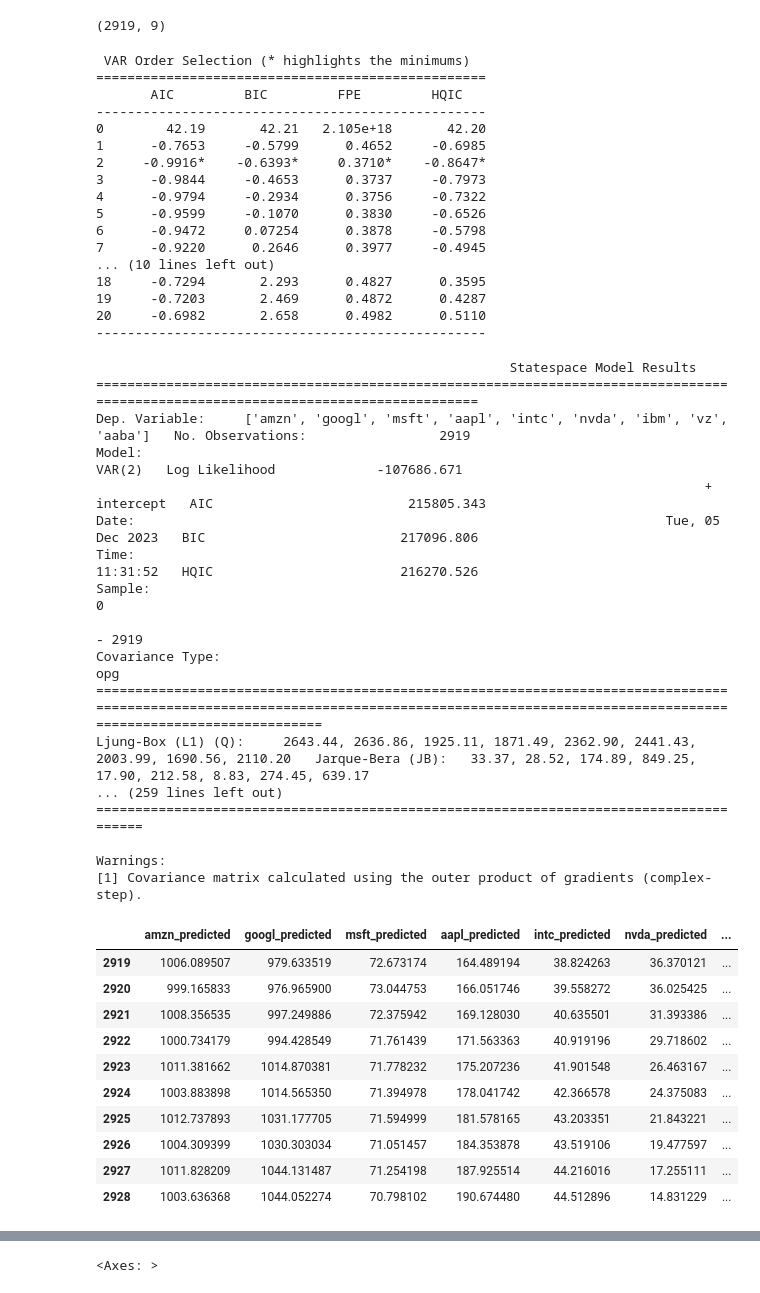
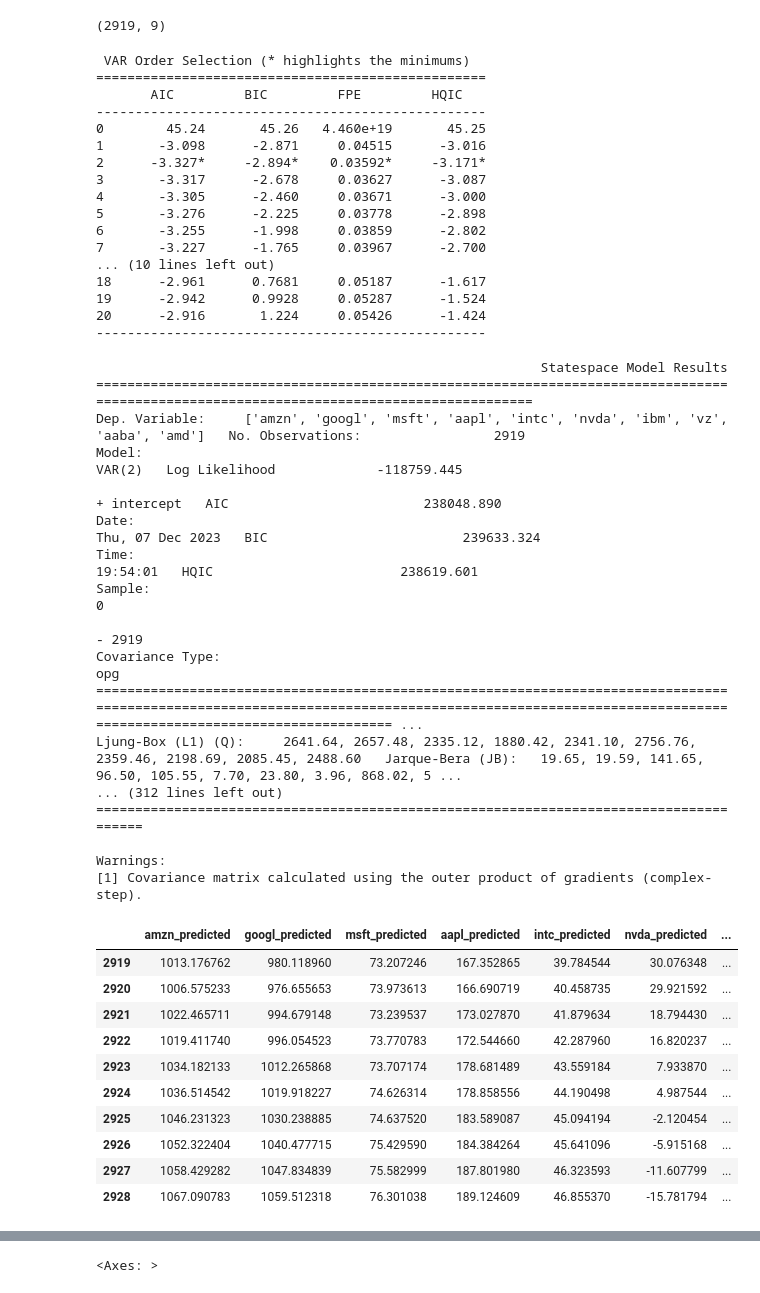
Before and after one commit to shintydesu/Stock-Time-Series, a Jupyter notebook: VAR_MODEL.ipynb, the cells around one changed output, grey strips where cells are left out. Saved outputs shown, nothing was run; the diff lists cells and outputs as text; code cells hidden in the pictures.

```diff
--- a/VAR_MODEL.ipynb
+++ b/VAR_MODEL.ipynb
@@ -38,8 +38,8 @@ nvda_crop = nvda_crop.reset_index(drop = True)
 nvda_crop['Close'] = nvda_crop['Close'].round(2)
 # %%
 data = pd.concat([amzn[['Date','Close']], googl["Close"], msft["Close"], aapl["Close"], intc['Close'],
-                  nvda_crop['Close'], ibm["Close"], vz['Close'], aaba['Close']], axis = 1)
-data.columns = ['Date', 'amzn', 'googl', 'msft', 'aapl', 'intc','nvda', 'ibm', 'vz', 'aaba']
+                  nvda_crop['Close'], ibm["Close"], vz['Close'], aaba['Close'], amd_crop['Close']], axis = 1)
+data.columns = ['Date', 'amzn', 'googl', 'msft', 'aapl', 'intc','nvda', 'ibm', 'vz', 'aaba', 'amd']
 data['Date'] = pd.to_datetime(data['Date'])
 data = data.drop(data.index[-1])
 data.set_index('Date', inplace=True)
@@ -256,37 +260,37 @@ print(sorted_order.summary())
 ==================================================
        AIC         BIC         FPE         HQIC
 --------------------------------------------------
-0        42.19       42.21   2.105e+18       42.20
-1      -0.7653     -0.5799      0.4652     -0.6985
-2     -0.9916*    -0.6393*     0.3710*    -0.8647*
-3      -0.9844     -0.4653      0.3737     -0.7973
-4      -0.9794     -0.2934      0.3756     -0.7322
-5      -0.9599     -0.1070      0.3830     -0.6526
-6      -0.9472     0.07254      0.3878     -0.5798
-7      -0.9220      0.2646      0.3977     -0.4945
+0        45.24       45.26   4.460e+19       45.25
+1       -3.098      -2.871     0.04515      -3.016
+2      -3.327*     -2.894*    0.03592*     -3.171*
+3       -3.317      -2.678     0.03627      -3.087
+4       -3.305      -2.460     0.03671      -3.000
+5       -3.276      -2.225     0.03778      -2.898
+6       -3.255      -1.998     0.03859      -2.802
+7       -3.227      -1.765     0.03967      -2.700
 ... (10 lines left out)
-18     -0.7294       2.293      0.4827      0.3595
-19     -0.7203       2.469      0.4872      0.4287
-20     -0.6982       2.658      0.4982      0.5110
+18      -2.961      0.7681     0.05187      -1.617
+19      -2.942      0.9928     0.05287      -1.524
+20      -2.916       1.224     0.05426      -1.424
 --------------------------------------------------
 # %%
 var_model = VARMAX(train_df, order = (2,0), enforce_stationarity = True)
 fitted_model = var_model.fit(disp = False)
 print(fitted_model.summary())
 # %% [output]
-                                                     Statespace Model Results
-==================================================================================================================================
-Dep. Variable:     ['amzn', 'googl', 'msft', 'aapl', 'intc', 'nvda', 'ibm', 'vz', 'aaba']   No. Observations:                 2919
-Model:                                                                             VAR(2)   Log Likelihood             -107686.671
-                                                                              + intercept   AIC                         215805.343
-Date:                                                                    Tue, 05 Dec 2023   BIC                         217096.806
-Time:                                                                            11:31:52   HQIC                        216270.526
-Sample:                                                                                 0
-                                                                                   - 2919
-Covariance Type:                                                                      opg
-===============================================================================================================================================================================================
-Ljung-Box (L1) (Q):     2643.44, 2636.86, 1925.11, 1871.49, 2362.90, 2441.43, 2003.99, 1690.56, 2110.20   Jarque-Bera (JB):   33.37, 28.52, 174.89, 849.25, 17.90, 212.58, 8.83, 274.45, 639.17
-... (259 lines left out)
+                                                         Statespace Model Results
+=========================================================================================================================================
+Dep. Variable:     ['amzn', 'googl', 'msft', 'aapl', 'intc', 'nvda', 'ibm', 'vz', 'aaba', 'amd']   No. Observations:                 2919
+Model:                                                                                    VAR(2)   Log Likelihood             -118759.445
+                                                                                     + intercept   AIC                         238048.890
+Date:                                                                           Thu, 07 Dec 2023   BIC                         239633.324
+Time:                                                                                   19:54:01   HQIC                        238619.601
+Sample:                                                                                        0
+                                                                                          - 2919
+Covariance Type:                                                                             opg
+======================================================================================================================================================================================================== ...
+Ljung-Box (L1) (Q):     2641.64, 2657.48, 2335.12, 1880.42, 2341.10, 2756.76, 2359.46, 2198.69, 2085.45, 2488.60   Jarque-Bera (JB):   19.65, 19.59, 141.65, 96.50, 105.55, 7.70, 23.80, 3.96, 868.02, 5 ...
+... (312 lines left out)
 =======================================================================================
 
 Warnings:
@@ -296,20 +300,20 @@ n_forecast = 10
 predict = fitted_model.get_prediction(start = len(train_df), end = len(train_df) + n_forecast - 1)
 predictions = predict.predicted_mean
 # %%
-predictions.columns =  ['amzn_predicted', 'googl_predicted', 'msft_predicted', 'aapl_predicted', 'intc_predicted', 'nvda_predicted', 'ibm_predicted', 'vz_predicted', 'aaba_predicted']
+predictions.columns =  ['amzn_predicted', 'googl_predicted', 'msft_predicted', 'aapl_predicted', 'intc_predicted', 'nvda_predicted', 'ibm_predicted', 'vz_predicted', 'aaba_predicted', 'amd_predicted']
 predictions
 # %% [output]
 |  | amzn_predicted | googl_predicted | msft_predicted | aapl_predicted | intc_predicted | nvda_predicted | ... |
-| 2919 | 1006.089507 | 979.633519 | 72.673174 | 164.489194 | 38.824263 | 36.370121 | ... |
-| 2920 | 999.165833 | 976.965900 | 73.044753 | 166.051746 | 39.558272 | 36.025425 | ... |
-| 2921 | 1008.356535 | 997.249886 | 72.375942 | 169.128030 | 40.635501 | 31.393386 | ... |
-| 2922 | 1000.734179 | 994.428549 | 71.761439 | 171.563363 | 40.919196 | 29.718602 | ... |
-| 2923 | 1011.381662 | 1014.870381 | 71.778232 | 175.207236 | 41.901548 | 26.463167 | ... |
-| 2924 | 1003.883898 | 1014.565350 | 71.394978 | 178.041742 | 42.366578 | 24.375083 | ... |
-| 2925 | 1012.737893 | 1031.177705 | 71.594999 | 181.578165 | 43.203351 | 21.843221 | ... |
-| 2926 | 1004.309399 | 1030.303034 | 71.051457 | 184.353878 | 43.519106 | 19.477597 | ... |
-| 2927 | 1011.828209 | 1044.131487 | 71.254198 | 187.925514 | 44.216016 | 17.255111 | ... |
-| 2928 | 1003.636368 | 1044.052274 | 70.798102 | 190.674480 | 44.512896 | 14.831229 | ... |
+| 2919 | 1013.176762 | 980.118960 | 73.207246 | 167.352865 | 39.784544 | 30.076348 | ... |
+| 2920 | 1006.575233 | 976.655653 | 73.973613 | 166.690719 | 40.458735 | 29.921592 | ... |
+| 2921 | 1022.465711 | 994.679148 | 73.239537 | 173.027870 | 41.879634 | 18.794430 | ... |
+| 2922 | 1019.411740 | 996.054523 | 73.770783 | 172.544660 | 42.287960 | 16.820237 | ... |
+| 2923 | 1034.182133 | 1012.265868 | 73.707174 | 178.681489 | 43.559184 | 7.933870 | ... |
+| 2924 | 1036.514542 | 1019.918227 | 74.626314 | 178.858556 | 44.190498 | 4.987544 | ... |
+| 2925 | 1046.231323 | 1030.238885 | 74.637520 | 183.589087 | 45.094194 | -2.120454 | ... |
+| 2926 | 1052.322404 | 1040.477715 | 75.429590 | 184.384264 | 45.641096 | -5.915168 | ... |
+| 2927 | 1058.429282 | 1047.834839 | 75.582999 | 187.801980 | 46.323593 | -11.607799 | ... |
+| 2928 | 1067.090783 | 1059.512318 | 76.301038 | 189.124609 | 46.855370 | -15.781794 | ... |
 # %%
 test_df.head(10)
 # %% [output]
```
Also changed, not shown: parts of 13 cells of this notebook.
